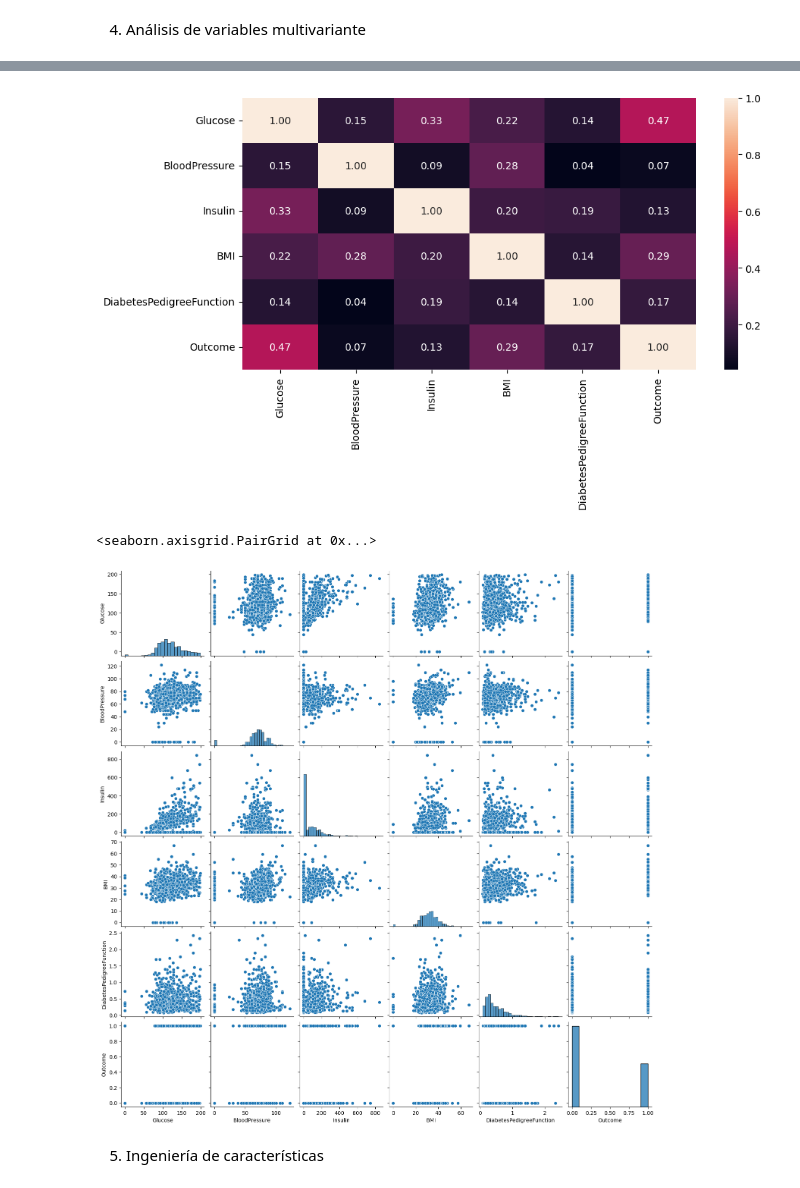
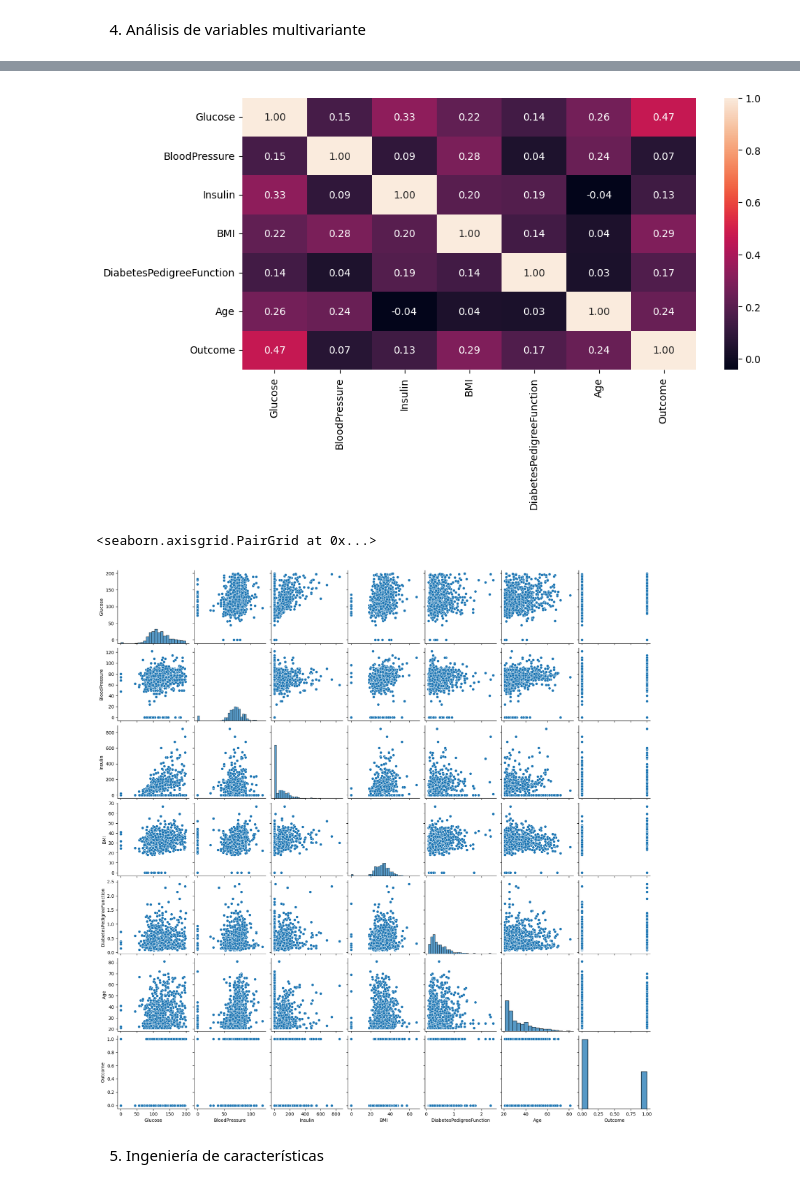
Before and after one commit to Eleiny9/DECISION-TREE-ALGO, a Jupyter notebook: src/explore.ipynb, the cells around one changed output, grey strips where cells are left out. Drawn from its saved outputs; the diff is of its cells as text; code cells hidden in the pictures.

```diff
--- a/src/explore.ipynb
+++ b/src/explore.ipynb
@@ -62,7 +62,7 @@ data.head()
 | 4 | 0 | 137 | 40 | 35 | 168 | 43.1 | 2.288 | 33 | ... |
 # %%
 #Se elimina datos irrelevante
-data.drop(["Pregnancies","SkinThickness", "Age"], axis = 1, inplace = True)
+data.drop(["Pregnancies","SkinThickness"], axis = 1, inplace = True)
 data.head()
 
 #Nos quedamos con las siguientes variables
@@ -144,22 +144,22 @@ plt.show()
 # %%
 fig, axis = plt.subplots(figsize = (10, 6))
 
 sns.heatmap(data[['Glucose', 'BloodPressure', 'Insulin', 'BMI',
-       'DiabetesPedigreeFunction', 'Outcome']].corr(), annot = True, fmt = ".2f")
+       'DiabetesPedigreeFunction','Age', 'Outcome']].corr(), annot = True, fmt = ".2f")
 
 plt.tight_layout()
 
 plt.show()
 
 # Revisamos la corelacion entre todas las variables
 # Podemos notar que las que mas tienen relacion entre si son la Glucosa con nuestra variable objetivo y con la Insulin
 # %% [output]
-[figure, old version]
+[figure, new version]
 # %%
 sns.pairplot(data = data)
 # %% [output]
 <seaborn.axisgrid.PairGrid at 0x...>
-[figure, old version]
+[figure, new version]
 # %% [markdown]
 5. Ingeniería de características
 # %%
```
Also changed, not shown: parts of 25 cells of this notebook, 3 other files.
